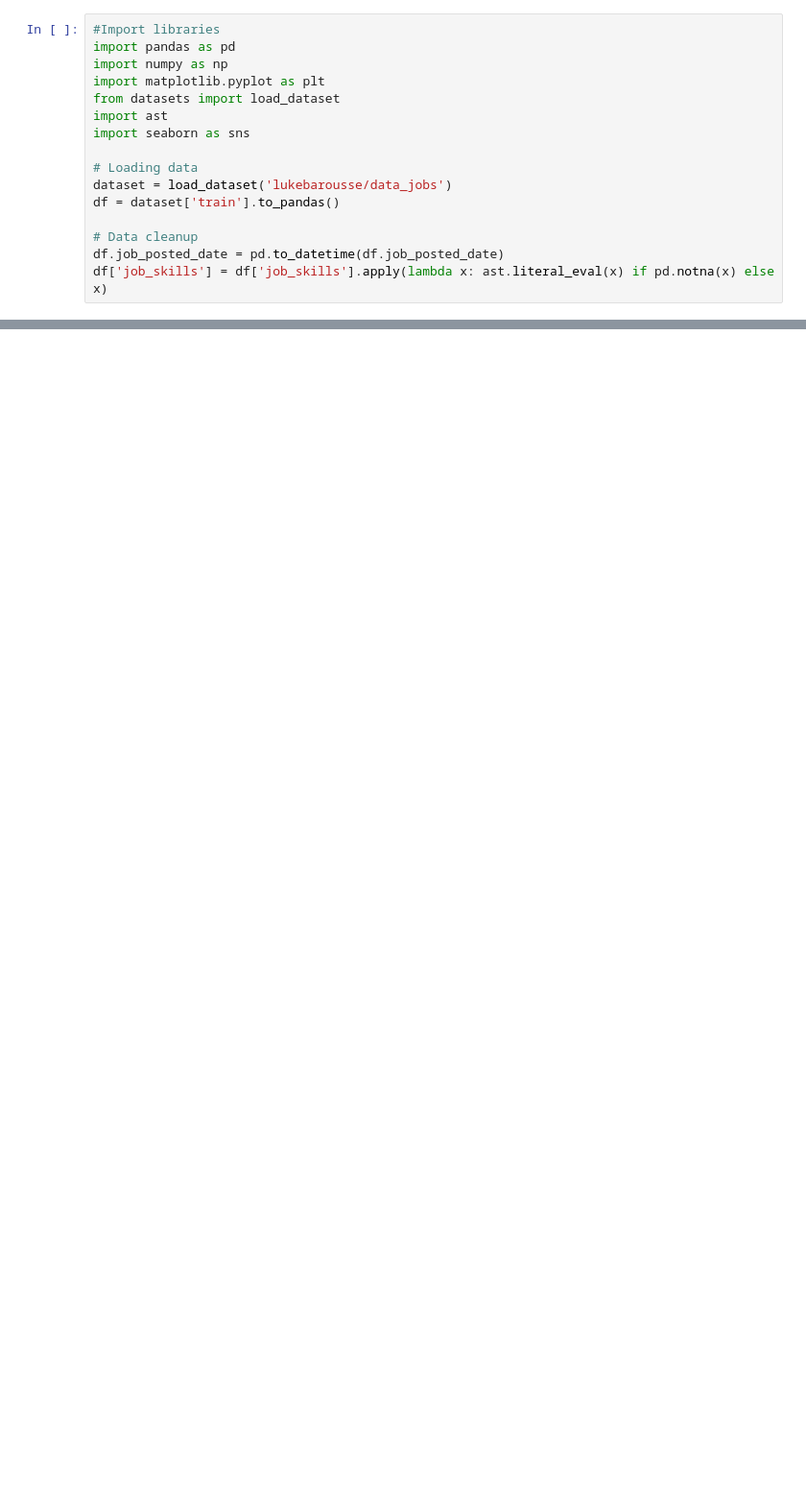
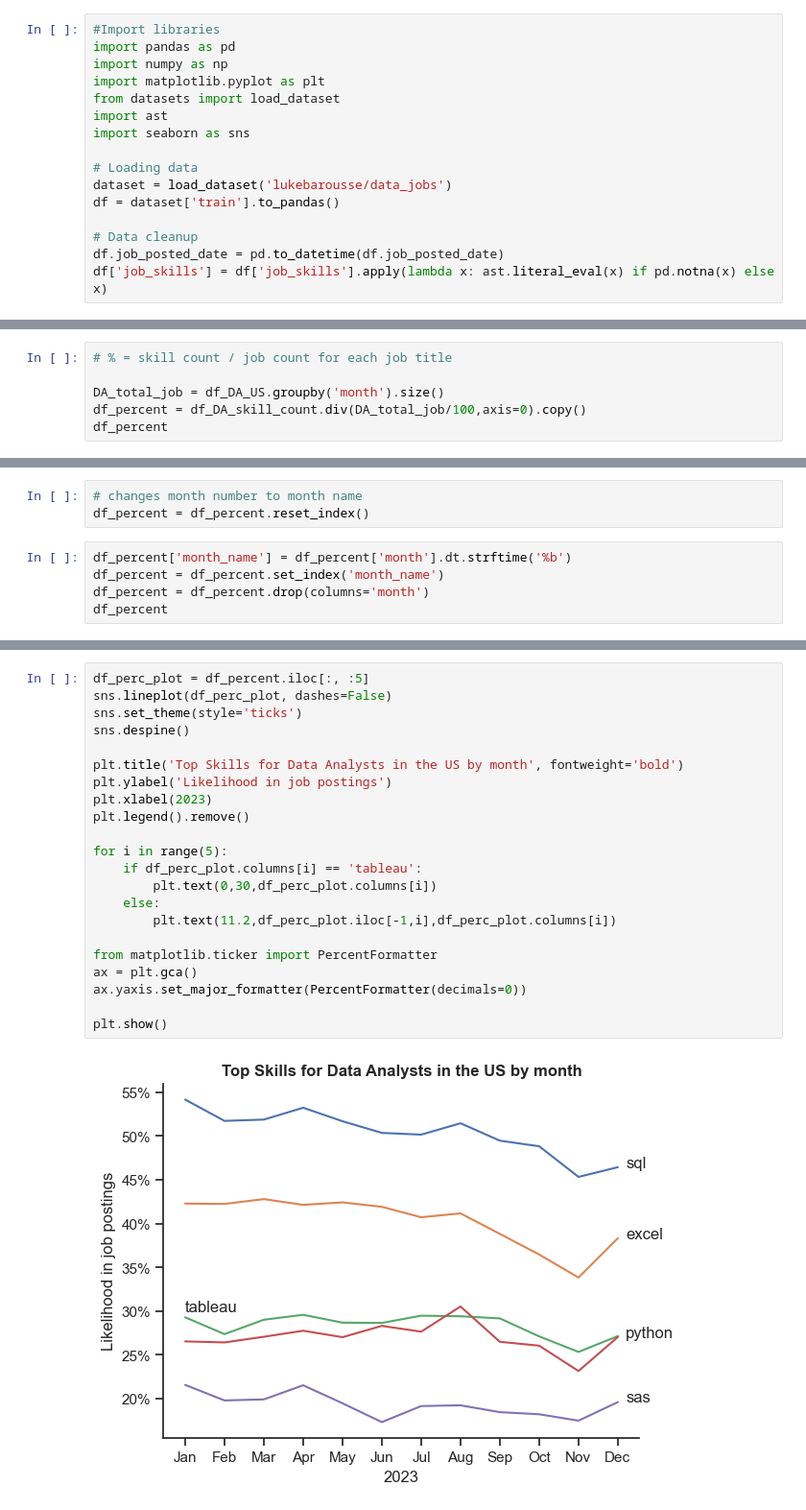
Before and after one commit to provence2911/Python_Data_Project, a Jupyter notebook: Project/3_Skill_Trend.ipynb, the cells around one changed output, grey strips where cells are left out. Shown at 96% size. Saved outputs shown, nothing was run; the diff lists cells and outputs as text; blank space fills up the shorter version.

```diff
--- a/Project/3_Skill_Trend.ipynb
+++ b/Project/3_Skill_Trend.ipynb
@@ -77,0 +54,6 @@ plt.show()
+# %%
+# % = skill count / job count for each job title
+
+DA_total_job = df_DA_US.groupby('month').size()
+df_percent = df_DA_skill_count.div(DA_total_job/100,axis=0).copy()
+df_percent
@@ -77,0 +76,8 @@ plt.show()
+# %%
+# changes month number to month name
+df_percent = df_percent.reset_index()
+# %%
+df_percent['month_name'] = df_percent['month'].dt.strftime('%b')
+df_percent = df_percent.set_index('month_name')
+df_percent = df_percent.drop(columns='month')
+df_percent
@@ -77,0 +112,24 @@ plt.show()
+# %%
+df_perc_plot = df_percent.iloc[:, :5]
+sns.lineplot(df_perc_plot, dashes=False)
+sns.set_theme(style='ticks')
+sns.despine()
+
+plt.title('Top Skills for Data Analysts in the US by month', fontweight='bold')
+plt.ylabel('Likelihood in job postings')
+plt.xlabel(2023)
+plt.legend().remove()
+
+for i in range(5):
+    if df_perc_plot.columns[i] == 'tableau':
+        plt.text(0,30,df_perc_plot.columns[i])
+    else:
+        plt.text(11.2,df_perc_plot.iloc[-1,i],df_perc_plot.columns[i])
+
+from matplotlib.ticker import PercentFormatter
+ax = plt.gca()
+ax.yaxis.set_major_formatter(PercentFormatter(decimals=0))
+
+plt.show()
+# %% [output]
+[figure, added]
```
Also changed, not shown: parts of 15 cells of this notebook, 1 other file.
